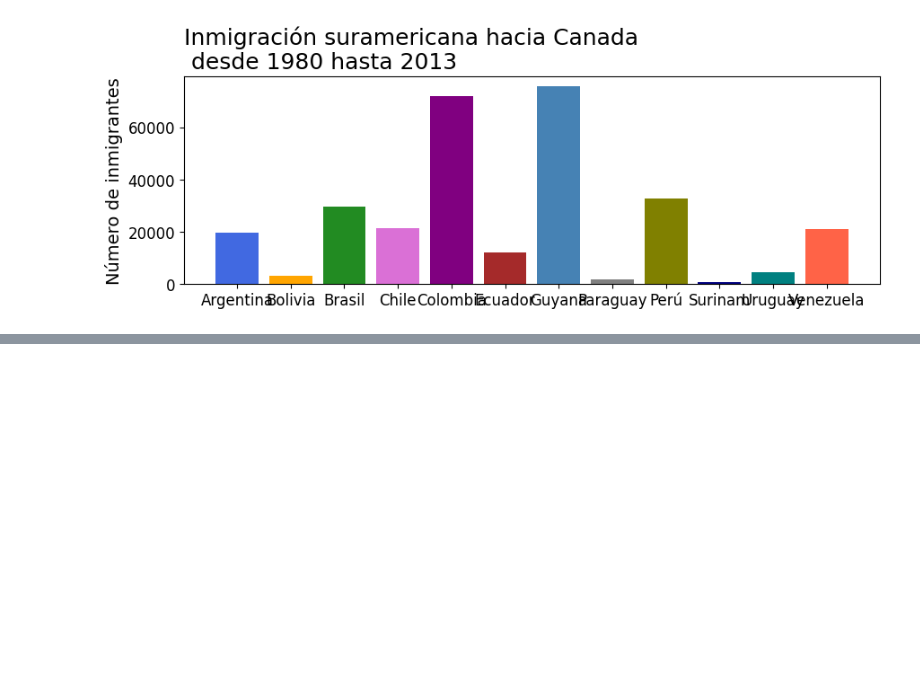
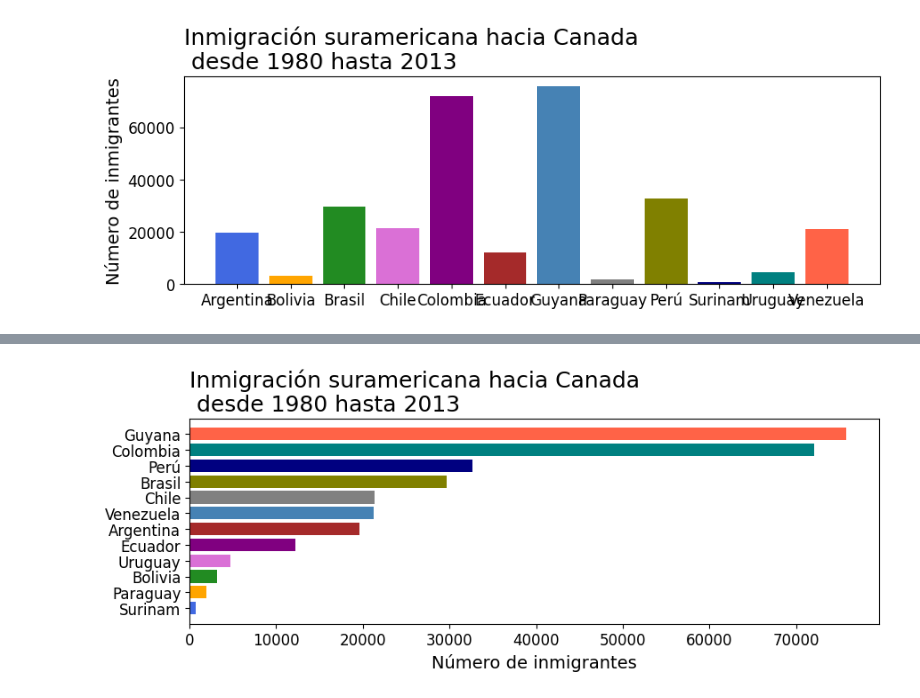
Before and after one commit to Goyo0117970/Visualizaci-n, a Jupyter notebook: visualizacion_de_datos_con_python.ipynb, the cells around one changed output, grey strips where cells are left out. Saved outputs shown, nothing was run; the diff lists cells and outputs as text; code cells hidden in the pictures; blank space fills up the shorter version.

```diff
--- a/visualizacion_de_datos_con_python.ipynb
+++ b/visualizacion_de_datos_con_python.ipynb
@@ -259,0 +277,16 @@ plt.show()
+# %%
+sudamerica_sorted = sudamerica.sort_values('Total', ascending=True)
+colores =['royalblue','orange','forestgreen','orchid',
+         'purple','brown','steelblue','gray','olive',
+         'navy','teal','tomato']
+
+fig, ax = plt.subplots(figsize=(10,3))
+ax.barh(sudamerica_sorted.index, sudamerica_sorted['Total'],color =colores)
+ax.set_title('Inmigración suramericana hacia Canada \n desde 1980 hasta 2013', loc ='left', fontsize= 18 )
+ax.set_ylabel('')
+ax.set_xlabel('Número de inmigrantes', fontsize=14)
+ax.xaxis.set_tick_params(labelsize=12)
+ax.yaxis.set_tick_params(labelsize=12)
+plt.show()
+# %% [output]
+[figure, added]
```
Also changed, not shown: parts of 3 cells of this notebook.
